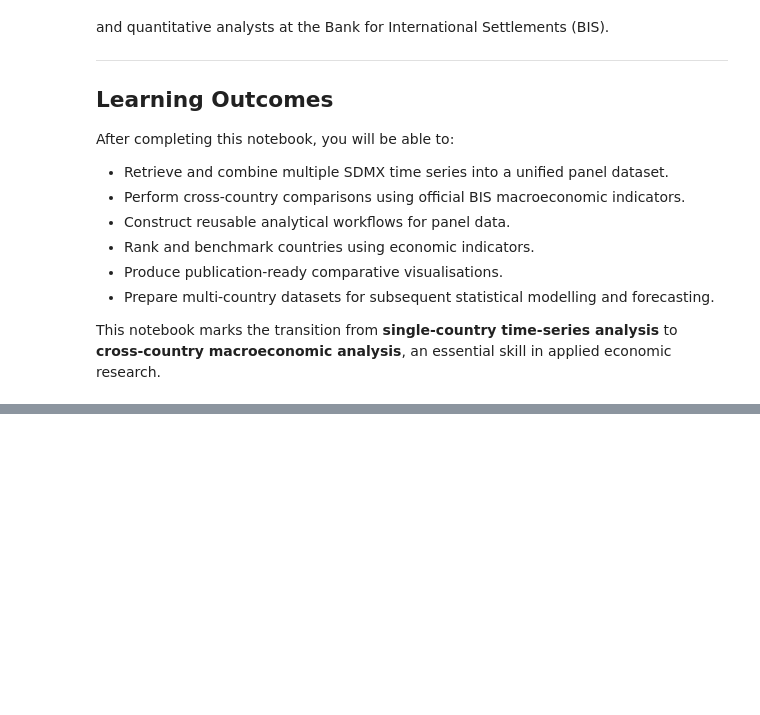
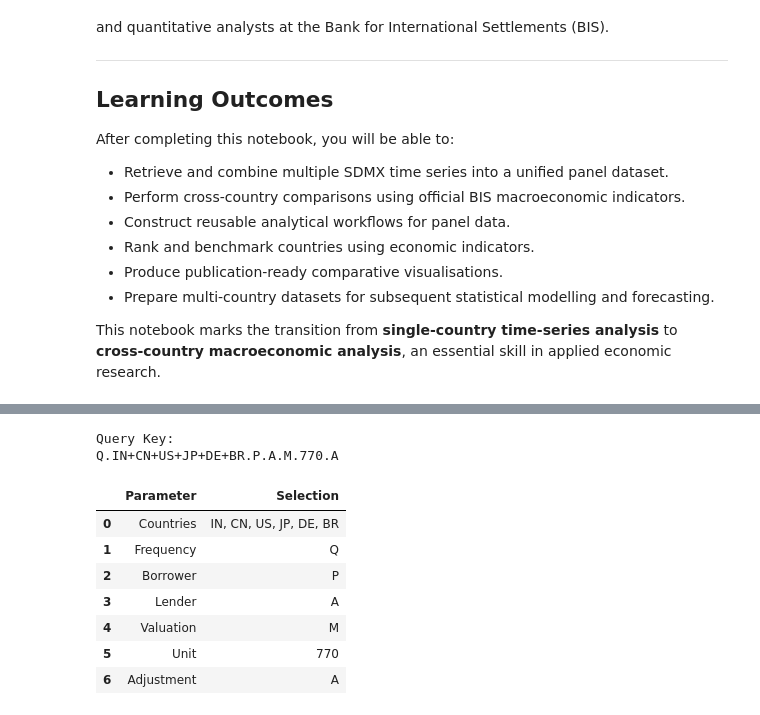
Before and after one commit to suprakashmukherjee/SDMX-Discovery, a Jupyter notebook: notebooks/D6_SDMX_Cross_Country_Analysis.ipynb, the cells around one changed output, grey strips where cells are left out. Saved outputs shown, nothing was run; the diff lists cells and outputs as text; code cells hidden in the pictures; blank space fills up the shorter version.

```diff
--- a/notebooks/D6_SDMX_Cross_Country_Analysis.ipynb
+++ b/notebooks/D6_SDMX_Cross_Country_Analysis.ipynb
@@ -35,0 +295,79 @@ This notebook marks the transition from **single-country time-series analysis**
+# %%
+# ----------------------------------------------------
+# Analysis Configuration
+# ----------------------------------------------------
+
+COUNTRIES = [
+    "IN",  # India
+    "CN",  # China
+    "US",  # United States
+    "JP",  # Japan
+    "DE",  # Germany
+    "BR"   # Brazil
+]
+
+FREQUENCY = "Q"
+BORROWER = "P"
+LENDER = "A"
+VALUATION = "M"
+UNIT = "770"          # Percentage of GDP
+ADJUSTMENT = "A"      # Adjusted for breaks
+# %%
+# ----------------------------------------------------
+# Build SDMX Query
+# ----------------------------------------------------
+
+query_key = (
+    f"{FREQUENCY}."
+    f"{'+'.join(COUNTRIES)}."
+    f"{BORROWER}."
+    f"{LENDER}."
+    f"{VALUATION}."
+    f"{UNIT}."
+    f"{ADJUSTMENT}"
+)
+
+print("Query Key:")
+print(query_key)
+# %% [output]
+Query Key:
+Q.IN+CN+US+JP+DE+BR.P.A.M.770.A
+# %%
+# ----------------------------------------------------
+# Analysis Summary
+# ----------------------------------------------------
+
+config = pd.DataFrame({
+
+    "Parameter": [
+        "Countries",
+        "Frequency",
+        "Borrower",
+        "Lender",
+        "Valuation",
+        "Unit",
+        "Adjustment"
+    ],
+
+    "Selection": [
+        ", ".join(COUNTRIES),
+        FREQUENCY,
+        BORROWER,
+        LENDER,
+        VALUATION,
+        UNIT,
+        ADJUSTMENT
+    ]
+
+})
+
+config
+# %% [output]
+|  | Parameter | Selection |
+| 0 | Countries | IN, CN, US, JP, DE, BR |
+| 1 | Frequency | Q |
+| 2 | Borrower | P |
+| 3 | Lender | A |
+| 4 | Valuation | M |
+| 5 | Unit | 770 |
+| 6 | Adjustment | A |
```
Also changed, not shown: parts of 24 cells of this notebook.
